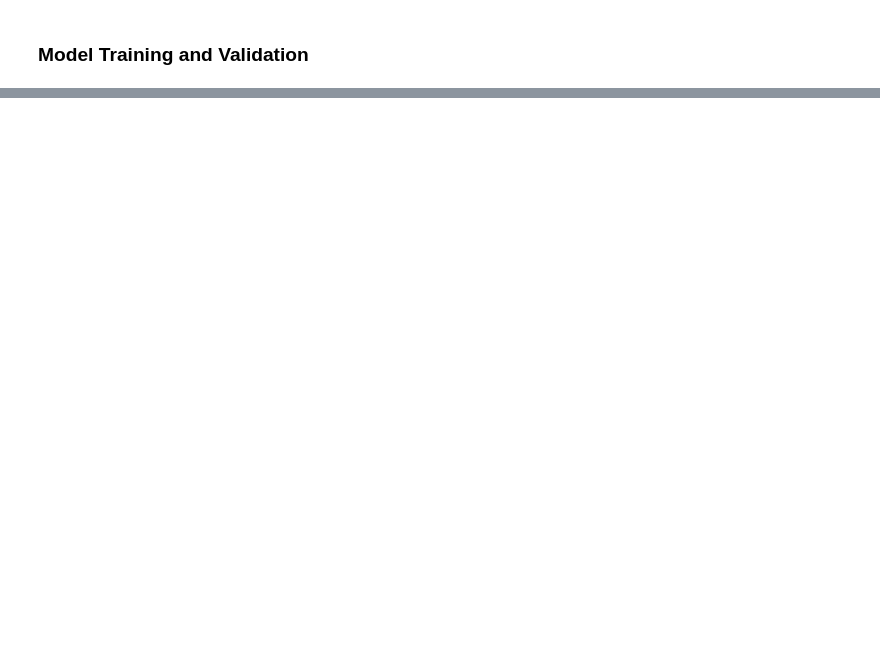
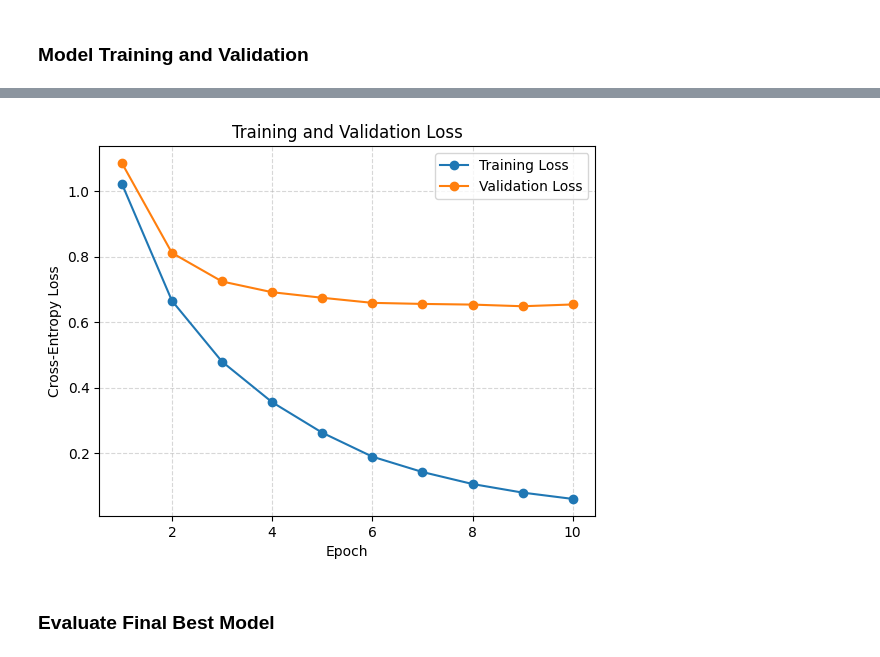
Before and after one commit to thebestjiaozi/BT4222_Singapore-Airline-Sentiment-Analysis, a Jupyter notebook: BT4222_project_mlp.ipynb, the cells around one changed output, grey strips where cells are left out. Cells and saved outputs as stored; diff of their text form; code cells hidden in the pictures; blank space fills up the shorter version.

Commit message:
refined mlp to select the best hyperparameters

```diff
--- a/BT4222_project_mlp.ipynb
+++ b/BT4222_project_mlp.ipynb
@@ -106,8 +88,2 @@ fc3.bias : torch.Size([3])
 # %% [markdown]
 ### Model Training and Validation
-# %%
-device = torch.device("cuda" if torch.cuda.is_available() else "cpu")
-model.to(device)
-
-criterion = torch.nn.CrossEntropyLoss(weight=class_weights.to(device))
-optimizer = torch.optim.Adadelta(model.parameters(), lr=0.1, weight_decay=0)
@@ -264,0 +108,31 @@ Test confusion matrix:
+# %%
+def evaluate(model, device, criterion, val_loader):
+    model.eval()
+    val_loss = 0.0
+    correct = 0
+    total = 0
+    all_y, all_p = [], []
+
+    with torch.no_grad():
+        for data, target in val_loader:
+            data = data.to(device, non_blocking=True).float()
+            target = target.to(device, non_blocking=True).long()
+
+            output = model(data)
+            loss = criterion(output, target)
+            val_loss += loss.item()
+
+            pred = output.argmax(dim=1)
+            correct += (pred == target).sum().item()
+            total += target.size(0)
+
+            all_y.append(target.cpu().numpy())
+            all_p.append(pred.cpu().numpy())
+
+    avg_val_loss = val_loss / max(len(val_loader), 1)
+
+    y_true = np.concatenate(all_y)
+    y_pred = np.concatenate(all_p)
+    val_acc = 100.0 * correct / max(total, 1)
+    val_macro_f1 = f1_score(y_true, y_pred, average="macro")
+    return avg_val_loss, val_acc, val_macro_f1
@@ -264,0 +214,12 @@ Test confusion matrix:
+# %%
+# Plot training and validation loss curves
+plt.plot(range(1, EPOCHS+1), best["train_losses"], label='Training Loss', marker="o")
+plt.plot(range(1, EPOCHS+1), best["val_losses"],   label='Validation Loss', marker="o")
+plt.title('Training and Validation Loss')
+plt.xlabel('Epoch'); plt.ylabel('Cross-Entropy Loss')
+plt.legend(); plt.grid(True, linestyle='--', alpha=0.5)
+plt.show()
+# %% [output]
+[figure, added]
+# %% [markdown]
+### Evaluate Final Best Model
```
Also changed, not shown: parts of 21 cells of this notebook, 1 other file.
